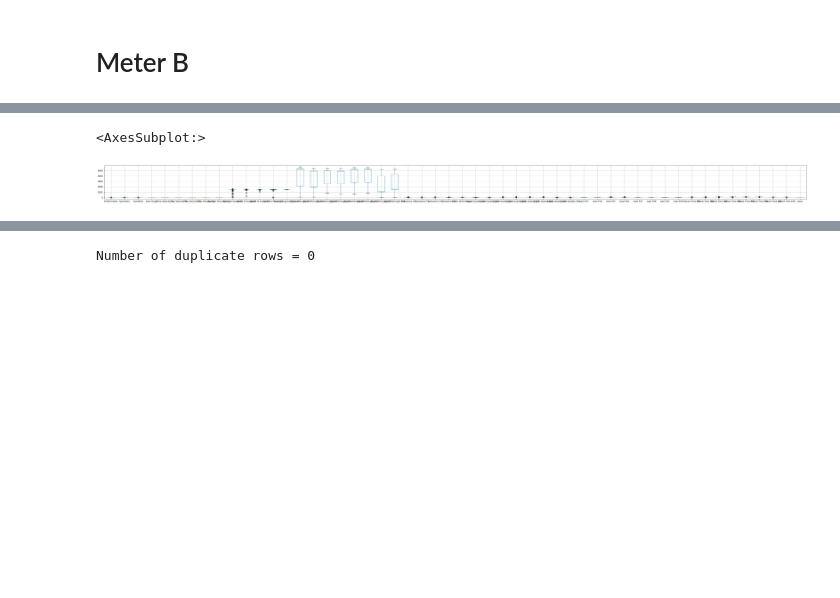
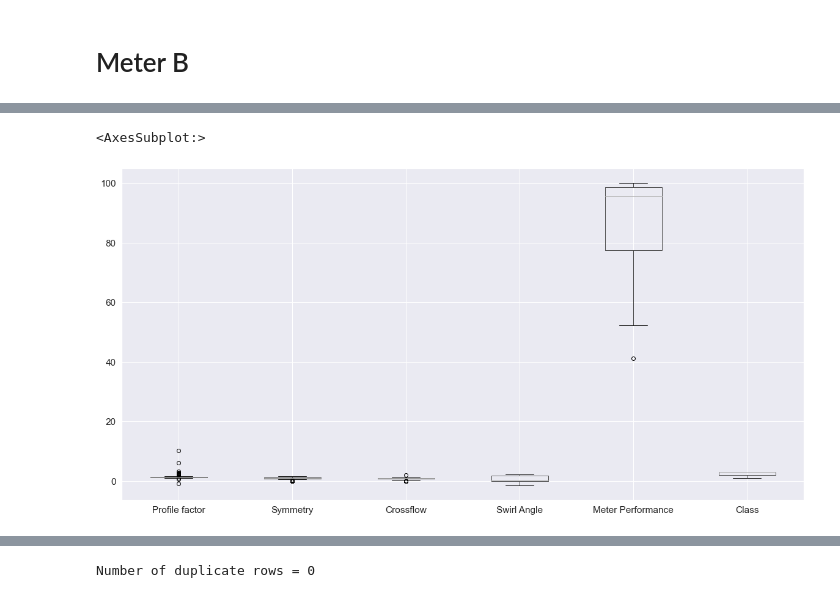
Before and after one commit to goldslime123/csc3005-DA, a Jupyter notebook: MeterB.ipynb, the cells around one changed output, grey strips where cells are left out. Cells and saved outputs as stored; diff of their text form; code cells hidden in the pictures; blank space fills up the shorter version.

```diff
--- a/MeterB.ipynb
+++ b/MeterB.ipynb
@@ -107,6 +137,9 @@ df_meterD
-# %%
-%matplotlib inline
-df_meterB.boxplot(figsize=(60,3))
-# %% [output]
-<AxesSubplot:>
-[figure, removed]
+# %%
+col_name_list1= [
+    'Profile factor', 'Symmetry', 'Crossflow', 'Swirl Angle', 'Meter Performance' , 'Class'
+]
+
+df_meterB[col_name_list1].boxplot(figsize=(20,10))
+# %% [output]
+<AxesSubplot:>
+[figure, added]
```
Also changed, not shown: parts of 65 cells of this notebook.
